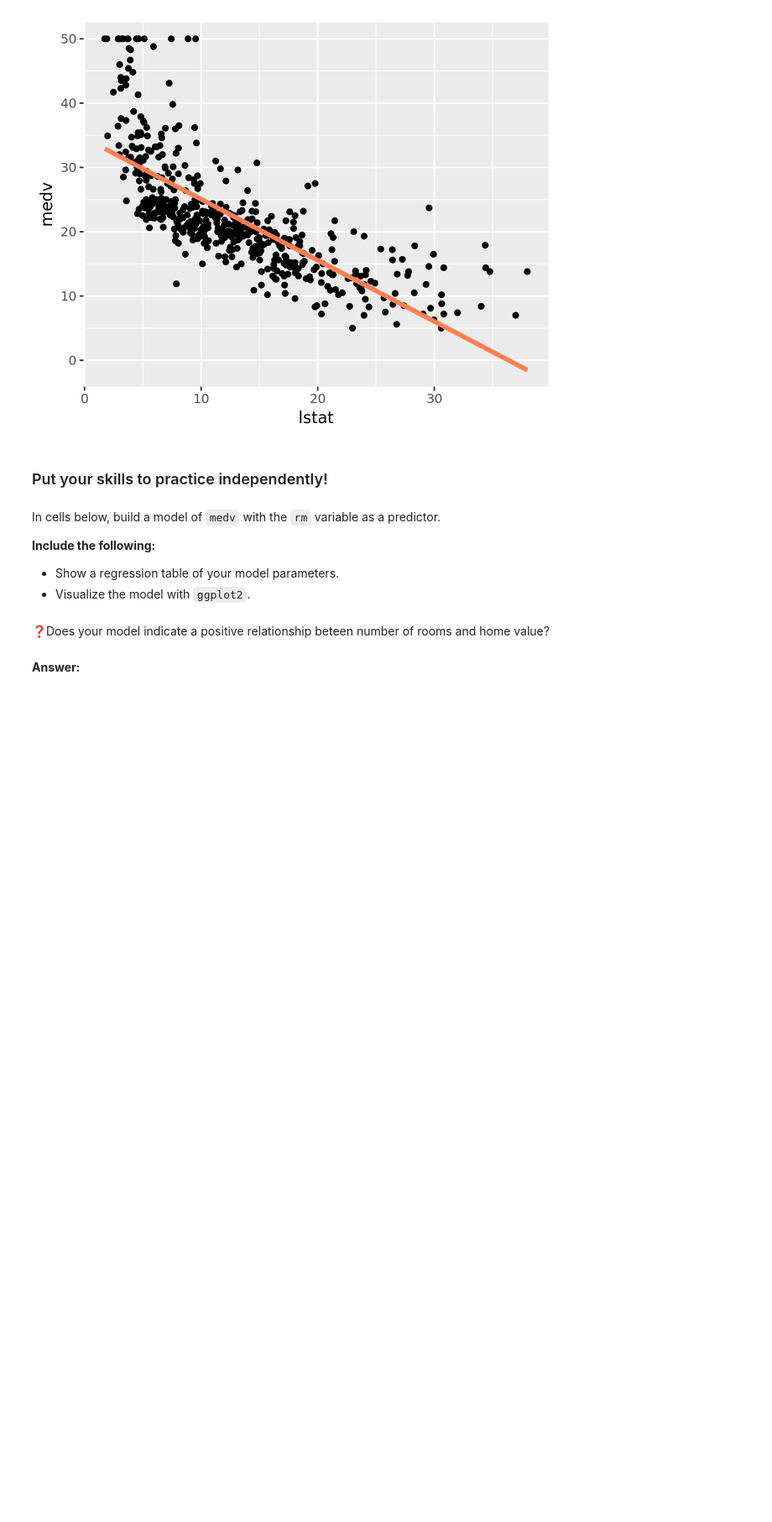
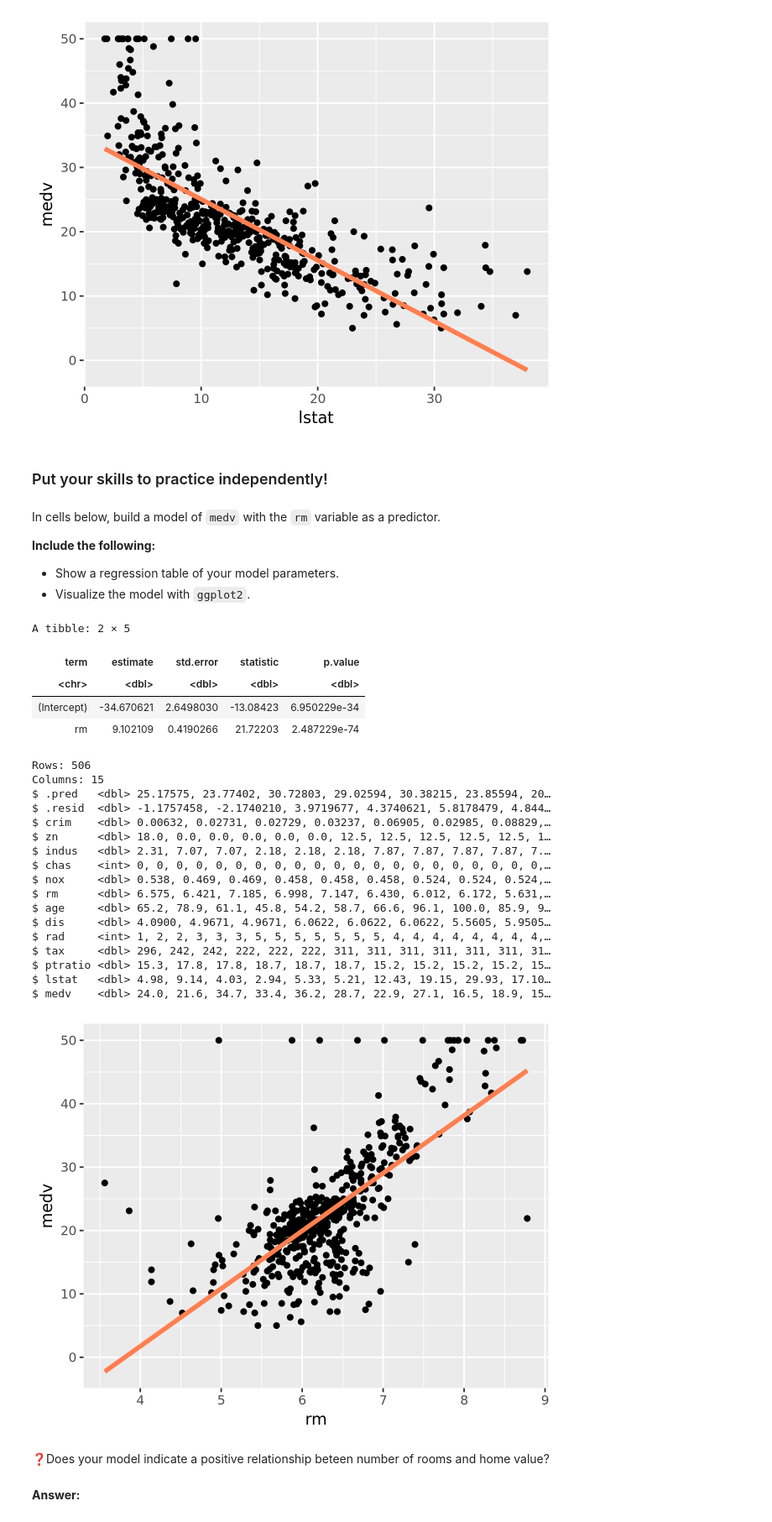
Before and after one commit to UNC-DATA-730/unit-3-assignment-rbmatheny, a Jupyter notebook: assignment3.ipynb, the cells around one changed output. Shown at 84% size. Saved outputs shown, nothing was run; the diff lists cells and outputs as text; code cells hidden in the pictures; blank space fills up the shorter version.

```diff
--- a/assignment3.ipynb
+++ b/assignment3.ipynb
@@ -176,6 +176,44 @@ In cells below, build a model of `medv` with the `rm` variable as a predictor.
 **Include the following:**
 - Show a regression table of your model parameters.
 - Visualize the model with `ggplot2`.
+# %%
+mod_fit2 = mod |> fit(medv ~ rm, data = Boston)
+
+tidy(mod_fit2)
+
+Boston3 = augment(mod_fit2, Boston)
+
+glimpse(Boston3)
+
+p2 = ggplot(Boston3, aes(x = rm)) +
+    geom_point(aes(y = medv)) +
+    geom_line(aes(y = .pred), color = 'coral', linewidth = 1.5)
+
+p2
+# %% [output]
+A tibble: 2 × 5
+| term | estimate | std.error | statistic | p.value |
+| <chr> | <dbl> | <dbl> | <dbl> | <dbl> |
+| (Intercept) | -34.670621 | 2.6498030 | -13.08423 | 6.950229e-34 |
+| rm | 9.102109 | 0.4190266 | 21.72203 | 2.487229e-74 |
+Rows: 506
+Columns: 15
+$ .pred   <dbl> 25.17575, 23.77402, 30.72803, 29.02594, 30.38215, 23.85594, 20…
+$ .resid  <dbl> -1.1757458, -2.1740210, 3.9719677, 4.3740621, 5.8178479, 4.844…
+$ crim    <dbl> 0.00632, 0.02731, 0.02729, 0.03237, 0.06905, 0.02985, 0.08829,…
+$ zn      <dbl> 18.0, 0.0, 0.0, 0.0, 0.0, 0.0, 12.5, 12.5, 12.5, 12.5, 12.5, 1…
+$ indus   <dbl> 2.31, 7.07, 7.07, 2.18, 2.18, 2.18, 7.87, 7.87, 7.87, 7.87, 7.…
+$ chas    <int> 0, 0, 0, 0, 0, 0, 0, 0, 0, 0, 0, 0, 0, 0, 0, 0, 0, 0, 0, 0, 0,…
+$ nox     <dbl> 0.538, 0.469, 0.469, 0.458, 0.458, 0.458, 0.524, 0.524, 0.524,…
+$ rm      <dbl> 6.575, 6.421, 7.185, 6.998, 7.147, 6.430, 6.012, 6.172, 5.631,…
+$ age     <dbl> 65.2, 78.9, 61.1, 45.8, 54.2, 58.7, 66.6, 96.1, 100.0, 85.9, 9…
+$ dis     <dbl> 4.0900, 4.9671, 4.9671, 6.0622, 6.0622, 6.0622, 5.5605, 5.9505…
+$ rad     <int> 1, 2, 2, 3, 3, 3, 5, 5, 5, 5, 5, 5, 5, 4, 4, 4, 4, 4, 4, 4, 4,…
+$ tax     <dbl> 296, 242, 242, 222, 222, 222, 311, 311, 311, 311, 311, 311, 31…
+$ ptratio <dbl> 15.3, 17.8, 17.8, 18.7, 18.7, 18.7, 15.2, 15.2, 15.2, 15.2, 15…
+$ lstat   <dbl> 4.98, 9.14, 4.03, 2.94, 5.33, 5.21, 12.43, 19.15, 29.93, 17.10…
+$ medv    <dbl> 24.0, 21.6, 34.7, 33.4, 36.2, 28.7, 22.9, 27.1, 16.5, 18.9, 15…
+[figure, added]
 # %% [markdown]
 ❓Does your model indicate a positive relationship beteen number of rooms and home value?
 # %% [markdown]
```
Also changed, not shown: parts of 7 cells of this notebook.
